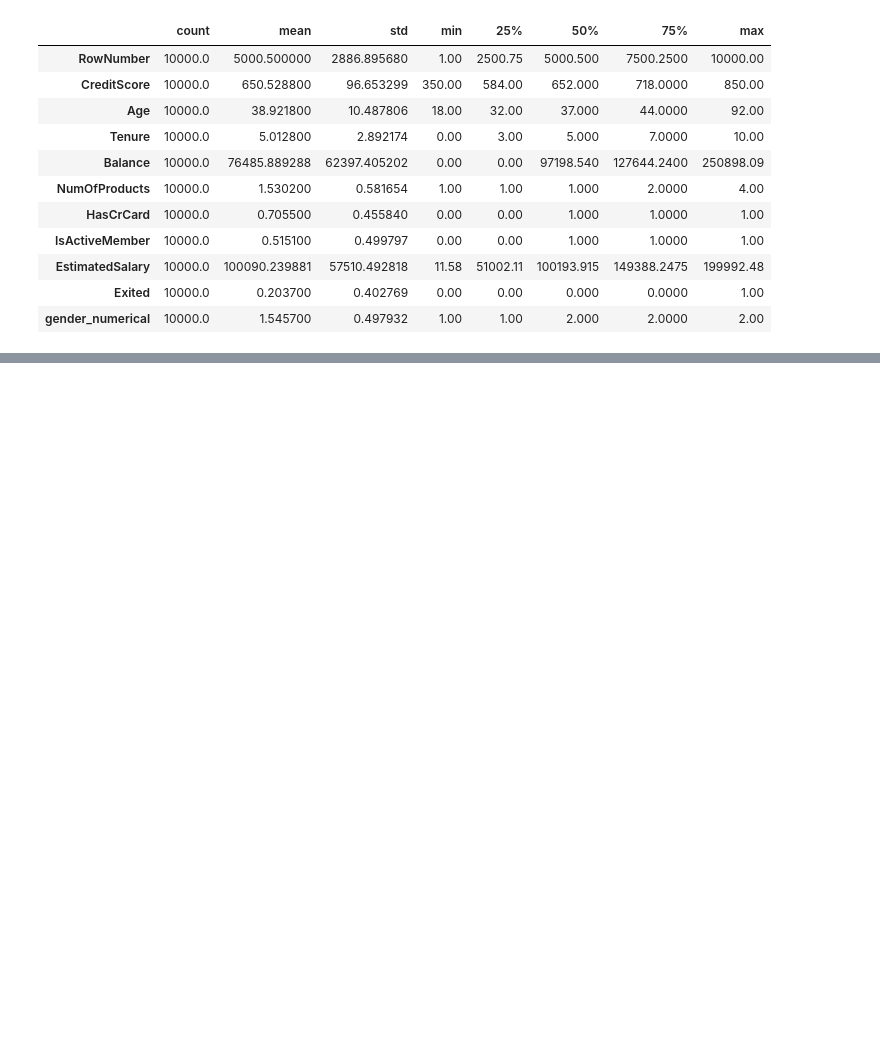
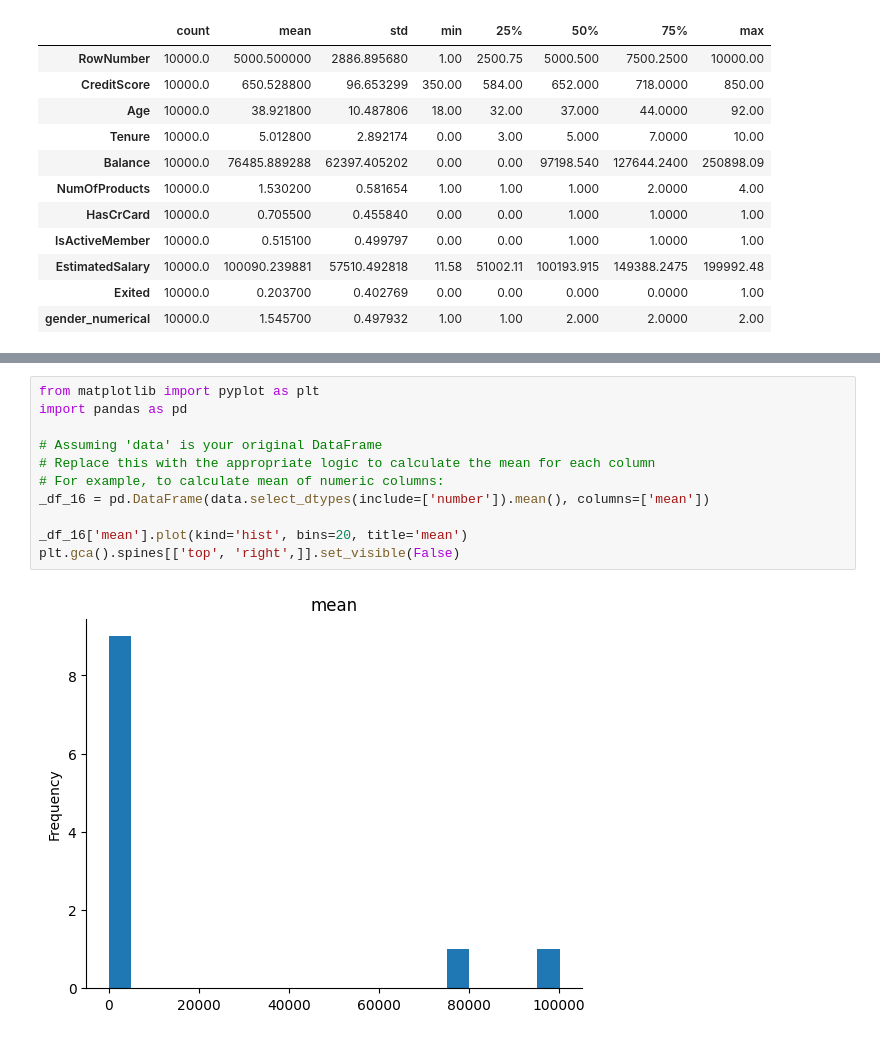
Before and after one commit to bcheng251/BenChen, a Jupyter notebook: Convert_ipynb_to_HTML_in_Colab.ipynb, the cells around one changed output, grey strips where cells are left out. Cells and saved outputs as stored; diff of their text form; blank space fills up the shorter version.

```diff
--- a/Convert_ipynb_to_HTML_in_Colab.ipynb
+++ b/Convert_ipynb_to_HTML_in_Colab.ipynb
@@ -242,0 +254,13 @@ data.describe().T
+# %%
+from matplotlib import pyplot as plt
+import pandas as pd
+
+# Assuming 'data' is your original DataFrame
+# Replace this with the appropriate logic to calculate the mean for each column
+# For example, to calculate mean of numeric columns:
+_df_16 = pd.DataFrame(data.select_dtypes(include=['number']).mean(), columns=['mean'])
+
+_df_16['mean'].plot(kind='hist', bins=20, title='mean')
+plt.gca().spines[['top', 'right',]].set_visible(False)
+# %% [output]
+[figure, added]
```
Also changed, not shown: parts of 2 cells of this notebook.
